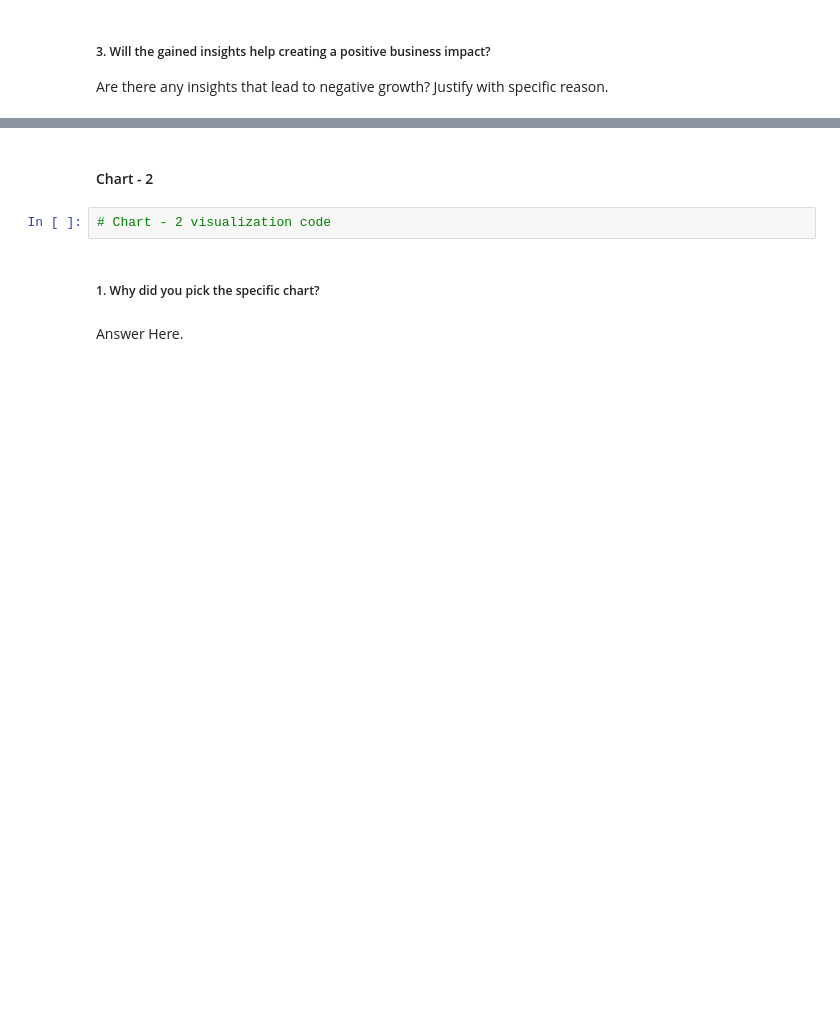
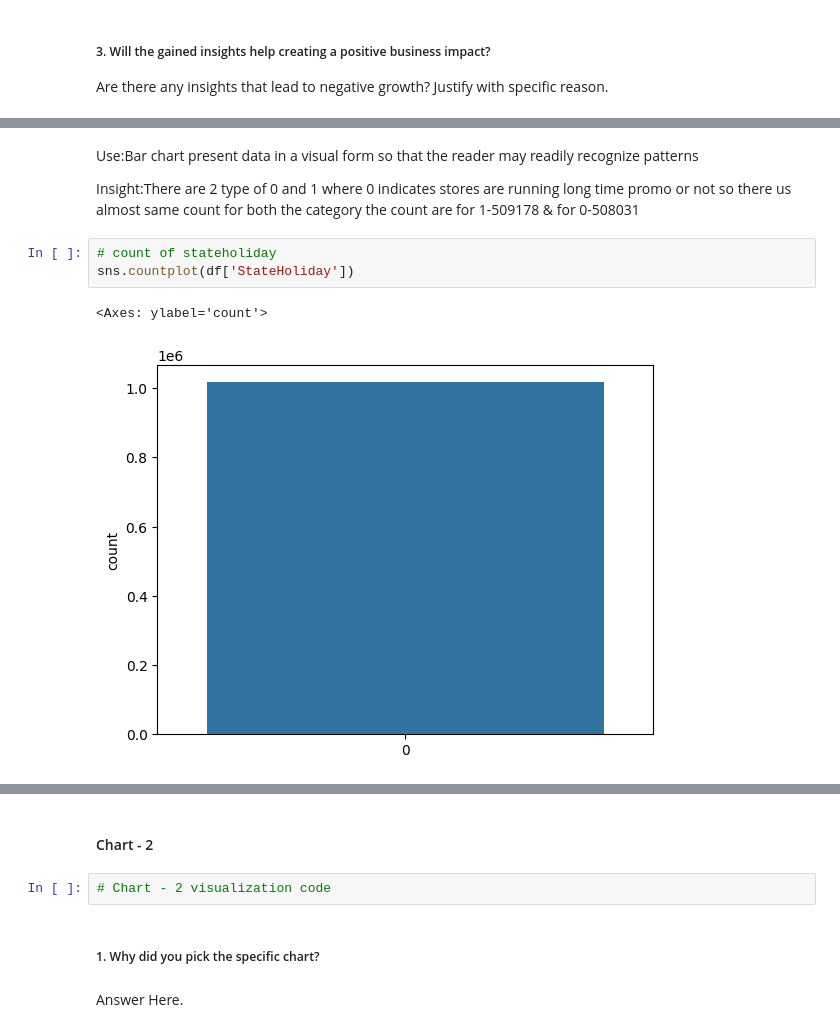
Before and after one commit to rahultj333/ML-Regression-Retails-sales-Prediction, a Jupyter notebook: Individual_ML_Regression_Retails_sales_Prediction.ipynb, the cells around one changed output, grey strips where cells are left out. Cells and saved outputs as stored; diff of their text form; blank space fills up the shorter version.

```diff
--- a/Individual_ML_Regression_Retails_sales_Prediction.ipynb
+++ b/Individual_ML_Regression_Retails_sales_Prediction.ipynb
@@ -421,0 +666,11 @@ Answer Here
+# %% [markdown]
+Use:Bar chart present data in a visual form so that the reader may readily recognize patterns
+
+Insight:There are 2 type of 0 and 1 where 0 indicates stores are running long time promo or not so there us almost same count for both the category
+the count are for 1-509178 & for 0-508031
+# %%
+# count of stateholiday
+sns.countplot(df['StateHoliday'])
+# %% [output]
+<Axes: ylabel='count'>
+[figure, added]
```
Also changed, not shown: parts of 112 cells of this notebook.
